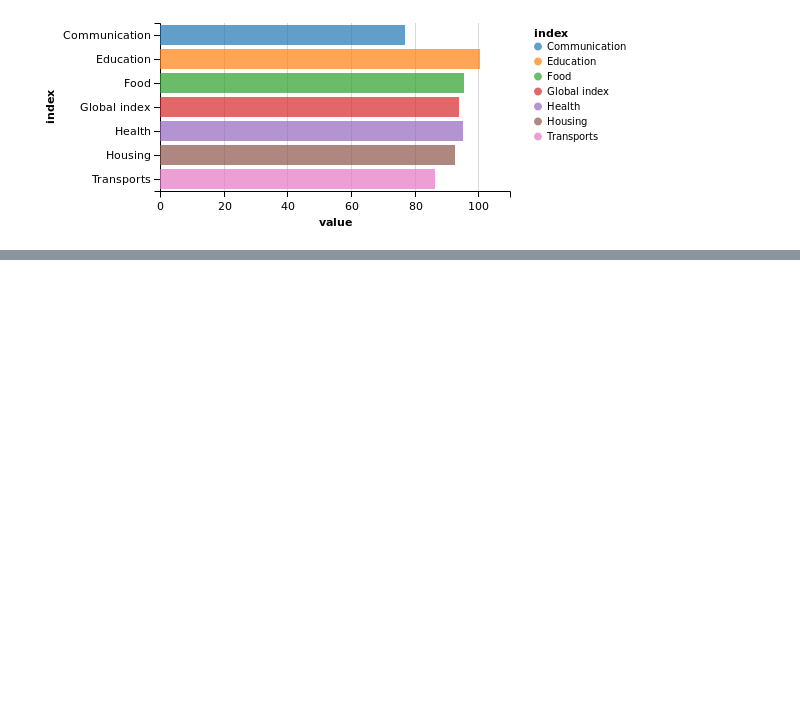
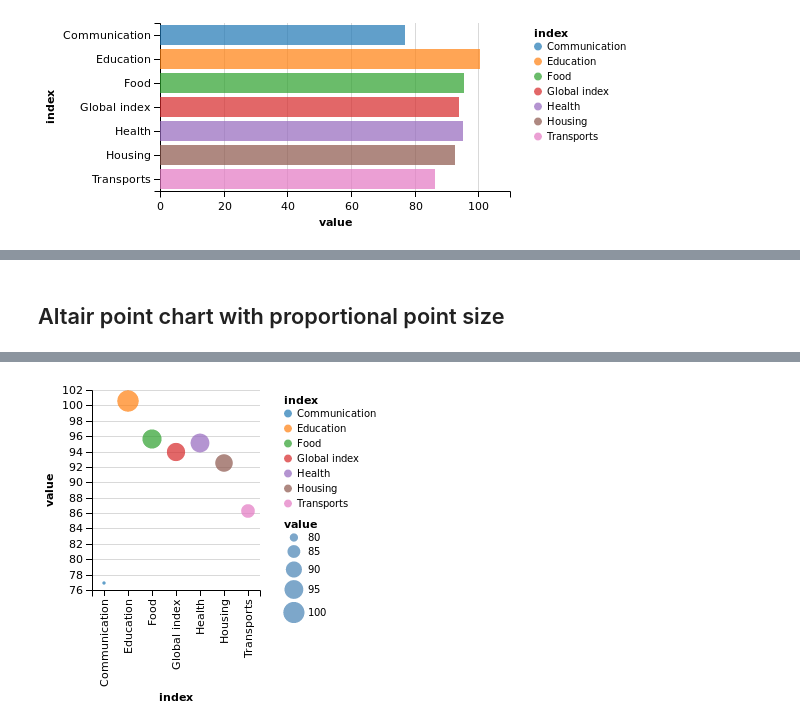
Before and after one commit to synw/django-chartflo-notebooks, a Jupyter notebook: Basic bar charts with aggregated data - Online version.ipynb, the cells around one changed output, grey strips where cells are left out. Drawn from its saved outputs; the diff is of its cells as text; code cells hidden in the pictures; blank space fills up the shorter version.

```diff
--- a/Basic bar charts with aggregated data - Online version.ipynb
+++ b/Basic bar charts with aggregated data - Online version.ipynb
@@ -107,0 +122,6 @@ c
+# %% [markdown]
+## Altair point chart with proportional point size
+# %%
+opts=dict(size="value:Q")
+cf.circle_(opts=opts)
+# %% [output]
@@ -107,0 +129 @@ c
+[figure, added]
```
Also changed, not shown: parts of 4 cells of this notebook.
